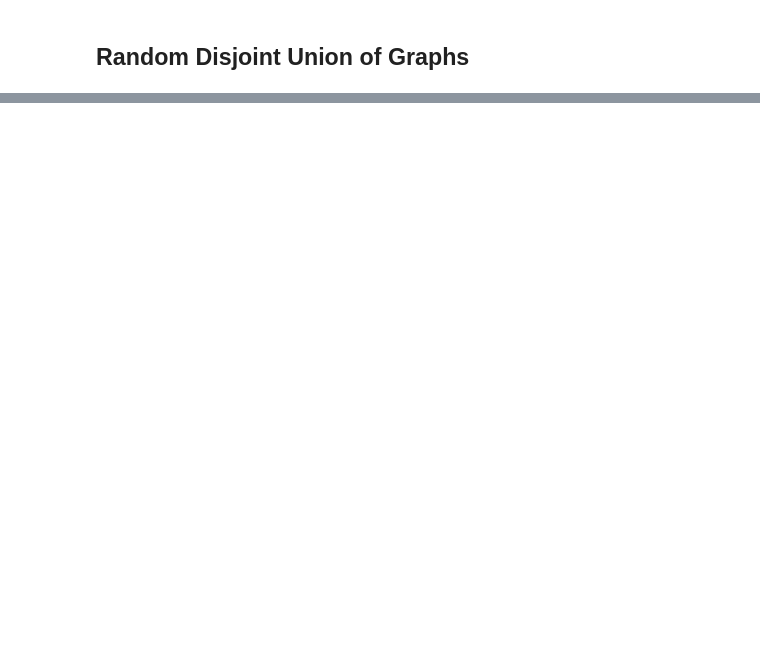
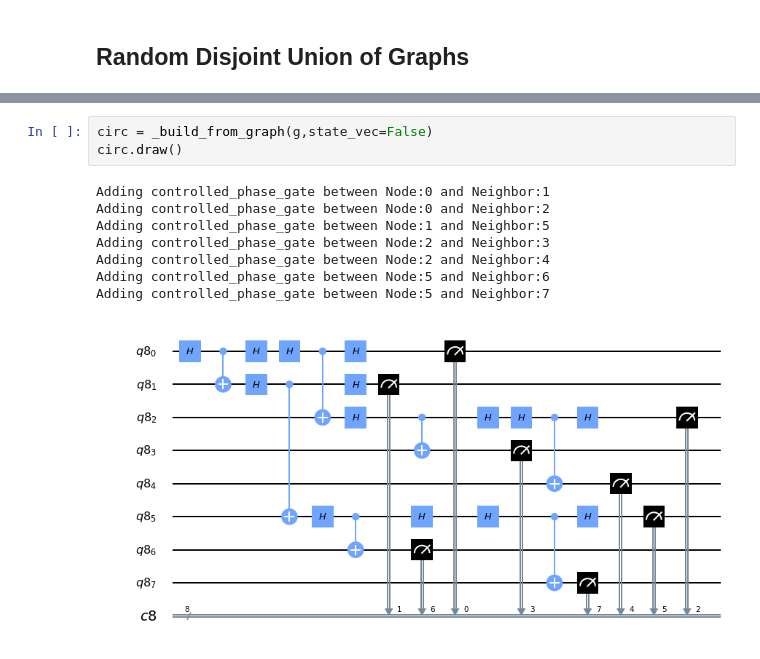
Before and after one commit to nlaanait/qcdenoise, a Jupyter notebook: utils/graph_states_table.ipynb, the cells around one changed output, grey strips where cells are left out. Cells and saved outputs as stored; diff of their text form; blank space fills up the shorter version.

```diff
--- a/utils/graph_states_table.ipynb
+++ b/utils/graph_states_table.ipynb
@@ -215,0 +303,12 @@ comb=[3, 5], subgraphs=[<networkx.classes.digraph.DiGraph object at 0x...>, <net
+# %%
+circ = _build_from_graph(g,state_vec=False)
+circ.draw()
+# %% [output]
+Adding controlled_phase_gate between Node:0 and Neighbor:1
+Adding controlled_phase_gate between Node:0 and Neighbor:2
+Adding controlled_phase_gate between Node:1 and Neighbor:5
+Adding controlled_phase_gate between Node:2 and Neighbor:3
+Adding controlled_phase_gate between Node:2 and Neighbor:4
+Adding controlled_phase_gate between Node:5 and Neighbor:6
+Adding controlled_phase_gate between Node:5 and Neighbor:7
+[figure, added]
```
Also changed, not shown: parts of 10 cells of this notebook.
